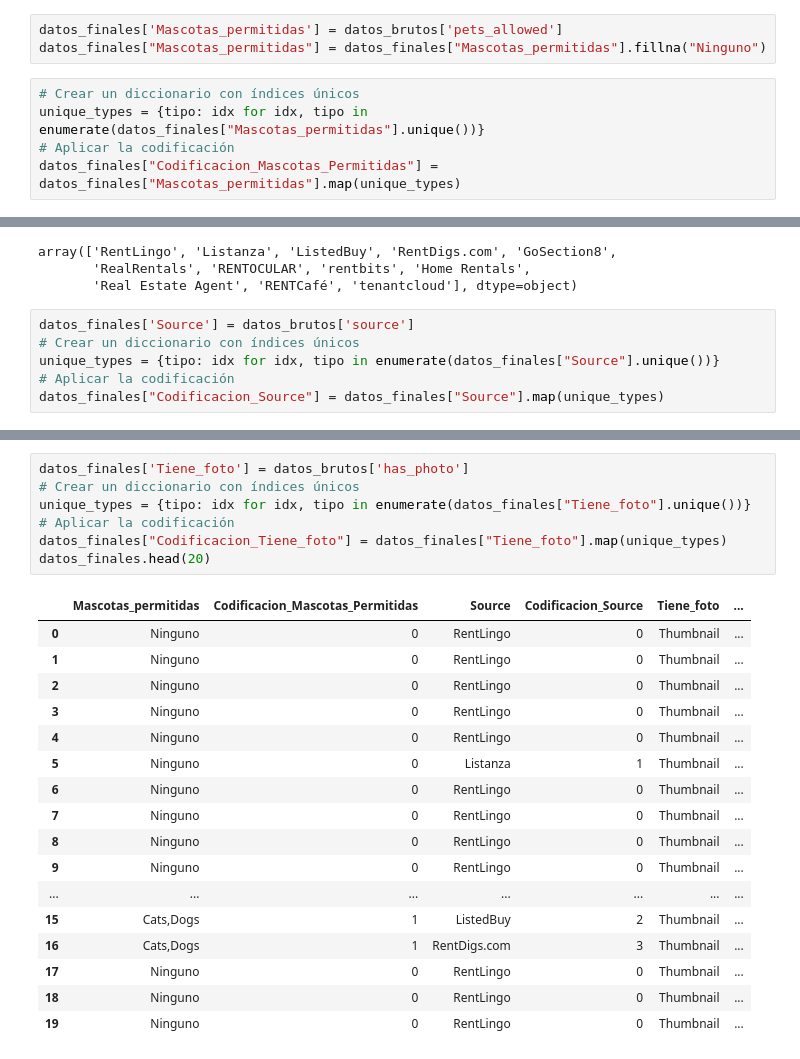
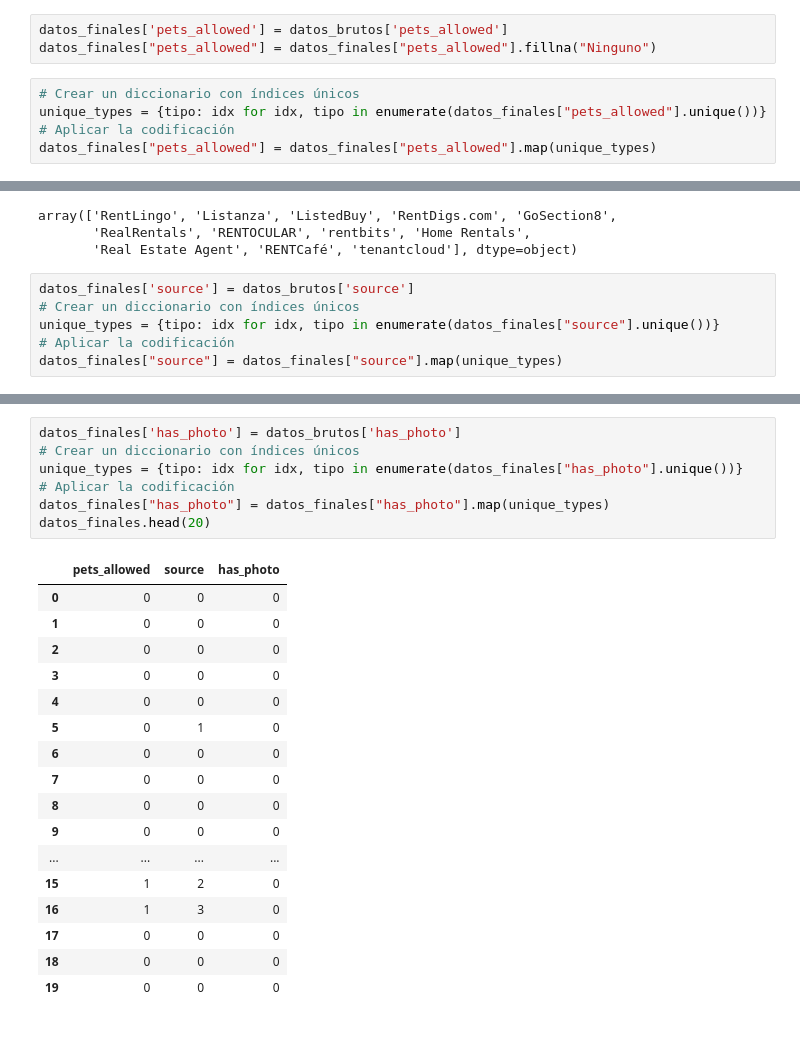
Before and after one commit to ssgonzalezc1/proyecto_aptos, a Jupyter notebook: Ingenieria de datos/Modelo_regresion_lineal.ipynb, the cells around one changed output, grey strips where cells are left out. Cells and saved outputs as stored; diff of their text form.

Commit message:
Se crea un nuevo Dataframe a partir de los datos limpios donde las variables categoricas no sean ddistintas columnas sino una sola por variable

```diff
--- a/Ingenieria de datos/Modelo_regresion_lineal.ipynb
+++ b/Ingenieria de datos/Modelo_regresion_lineal.ipynb
@@ -25,13 +25,13 @@ datos_limpios.head()
 # %%
 datos_finales=pd.DataFrame()
 # %%
-datos_finales['Mascotas_permitidas'] = datos_brutos['pets_allowed']
-datos_finales["Mascotas_permitidas"] = datos_finales["Mascotas_permitidas"].fillna("Ninguno")
+datos_finales['pets_allowed'] = datos_brutos['pets_allowed']
+datos_finales["pets_allowed"] = datos_finales["pets_allowed"].fillna("Ninguno")
 # %%
 # Crear un diccionario con índices únicos
-unique_types = {tipo: idx for idx, tipo in enumerate(datos_finales["Mascotas_permitidas"].unique())}
+unique_types = {tipo: idx for idx, tipo in enumerate(datos_finales["pets_allowed"].unique())}
 # Aplicar la codificación
-datos_finales["Codificacion_Mascotas_Permitidas"] = datos_finales["Mascotas_permitidas"].map(unique_types)
+datos_finales["pets_allowed"] = datos_finales["pets_allowed"].map(unique_types)
 # %%
 datos_finales.head(259)
 # %% [output]
@@ -56,11 +56,11 @@ array(['RentLingo', 'Listanza', 'ListedBuy', 'RentDigs.com', 'GoSection8',
        'RealRentals', 'RENTOCULAR', 'rentbits', 'Home Rentals',
        'Real Estate Agent', 'RENTCafé', 'tenantcloud'], dtype=object)
 # %%
-datos_finales['Source'] = datos_brutos['source']
+datos_finales['source'] = datos_brutos['source']
 # Crear un diccionario con índices únicos
-unique_types = {tipo: idx for idx, tipo in enumerate(datos_finales["Source"].unique())}
+unique_types = {tipo: idx for idx, tipo in enumerate(datos_finales["source"].unique())}
 # Aplicar la codificación
-datos_finales["Codificacion_Source"] = datos_finales["Source"].map(unique_types)
+datos_finales["source"] = datos_finales["source"].map(unique_types)
 # %%
 datos_finales.head(259)
 # %% [output]
@@ -80,26 +80,26 @@ datos_finales.head(259)
 # %%
-datos_finales['Tiene_foto'] = datos_brutos['has_photo']
+datos_finales['has_photo'] = datos_brutos['has_photo']
 # Crear un diccionario con índices únicos
-unique_types = {tipo: idx for idx, tipo in enumerate(datos_finales["Tiene_foto"].unique())}
+unique_types = {tipo: idx for idx, tipo in enumerate(datos_finales["has_photo"].unique())}
 # Aplicar la codificación
-datos_finales["Codificacion_Tiene_foto"] = datos_finales["Tiene_foto"].map(unique_types)
+datos_finales["has_photo"] = datos_finales["has_photo"].map(unique_types)
 datos_finales.head(20)
 # %% [output]
-|  | Mascotas_permitidas | Codificacion_Mascotas_Permitidas | Source | Codificacion_Source | Tiene_foto | ... |
-| 0 | Ninguno | 0 | RentLingo | 0 | Thumbnail | ... |
-| 1 | Ninguno | 0 | RentLingo | 0 | Thumbnail | ... |
-| 2 | Ninguno | 0 | RentLingo | 0 | Thumbnail | ... |
-| 3 | Ninguno | 0 | RentLingo | 0 | Thumbnail | ... |
-| 4 | Ninguno | 0 | RentLingo | 0 | Thumbnail | ... |
-| 5 | Ninguno | 0 | Listanza | 1 | Thumbnail | ... |
-| 6 | Ninguno | 0 | RentLingo | 0 | Thumbnail | ... |
-| 7 | Ninguno | 0 | RentLingo | 0 | Thumbnail | ... |
-| 8 | Ninguno | 0 | RentLingo | 0 | Thumbnail | ... |
-| 9 | Ninguno | 0 | RentLingo | 0 | Thumbnail | ... |
-| ... | ... | ... | ... | ... | ... | ... |
-| 15 | Cats,Dogs | 1 | ListedBuy | 2 | Thumbnail | ... |
-| 16 | Cats,Dogs | 1 | RentDigs.com | 3 | Thumbnail | ... |
-| 17 | Ninguno | 0 | RentLingo | 0 | Thumbnail | ... |
-| 18 | Ninguno | 0 | RentLingo | 0 | Thumbnail | ... |
-| 19 | Ninguno | 0 | RentLingo | 0 | Thumbnail | ... |
+|  | pets_allowed | source | has_photo |
+| 0 | 0 | 0 | 0 |
+| 1 | 0 | 0 | 0 |
+| 2 | 0 | 0 | 0 |
+| 3 | 0 | 0 | 0 |
+| 4 | 0 | 0 | 0 |
+| 5 | 0 | 1 | 0 |
+| 6 | 0 | 0 | 0 |
+| 7 | 0 | 0 | 0 |
+| 8 | 0 | 0 | 0 |
+| 9 | 0 | 0 | 0 |
+| ... | ... | ... | ... |
+| 15 | 1 | 2 | 0 |
+| 16 | 1 | 3 | 0 |
+| 17 | 0 | 0 | 0 |
+| 18 | 0 | 0 | 0 |
+| 19 | 0 | 0 | 0 |
 # %%
```
Also changed, not shown: parts of 33 cells of this notebook.
